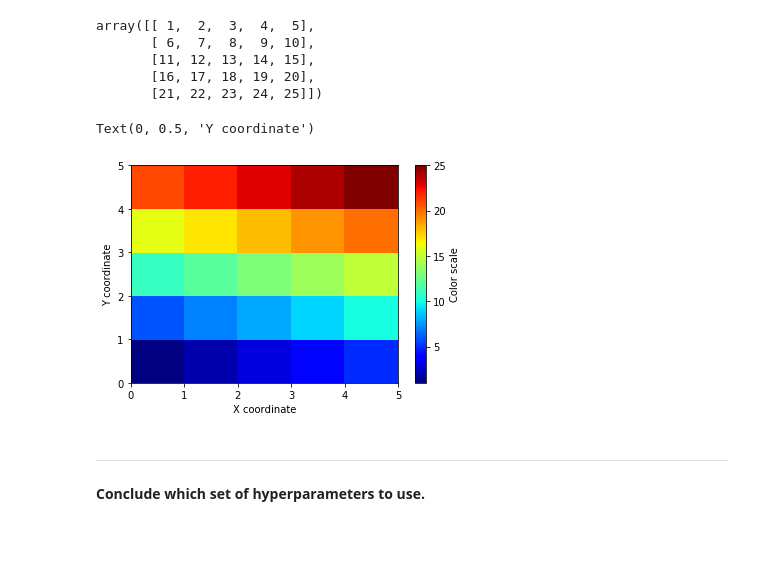
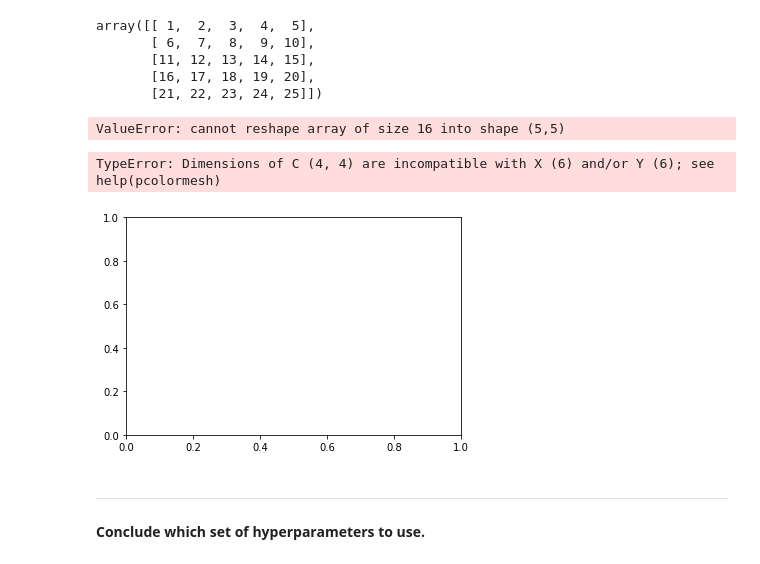
Before and after one commit to Pratyuh/Project-Data-Set-Repository, a Jupyter notebook: Task-6/Cross-Validation_Grid_Search_with_Random_Forest.ipynb, the cells around one changed output. Cells and saved outputs as stored; diff of their text form; code cells hidden in the pictures; blank space fills up the shorter version.

```diff
--- a/Task-6/Cross-Validation_Grid_Search_with_Random_Forest.ipynb
+++ b/Task-6/Cross-Validation_Grid_Search_with_Random_Forest.ipynb
@@ -186,16 +186,20 @@ array([[ 1,  2,  3,  4,  5],
        [11, 12, 13, 14, 15],
        [16, 17, 18, 19, 20],
        [21, 22, 23, 24, 25]])
+# %%
+gs_mean_test =cv_results_df["mean_test_score"].values.reshape(5,5)
+# %% [output]
+ValueError: cannot reshape array of size 16 into shape (5,5)
 # %%
 # Set color map to `plt.cm.jet`
 ax = plt.axes()
-pcolor_ex = ax.pcolormesh(xx_example, yy_example, z_example, cmap=plt.cm.jet)
+pcolor_ex = ax.pcolormesh(xx_example, yy_example, gs_mean_test, cmap=plt.cm.jet)
 plt.colorbar(pcolor_ex, label='Color scale')
 ax.set_xlabel('X coordinate')
 ax.set_ylabel('Y coordinate')
 # %% [output]
-Text(0, 0.5, 'Y coordinate')
+TypeError: Dimensions of C (4, 4) are incompatible with X (6) and/or Y (6); see help(pcolormesh)
-[figure, old version]
+[figure, new version]
 # %%
 # Visualize pcolormesh
 # %% [markdown]
```
